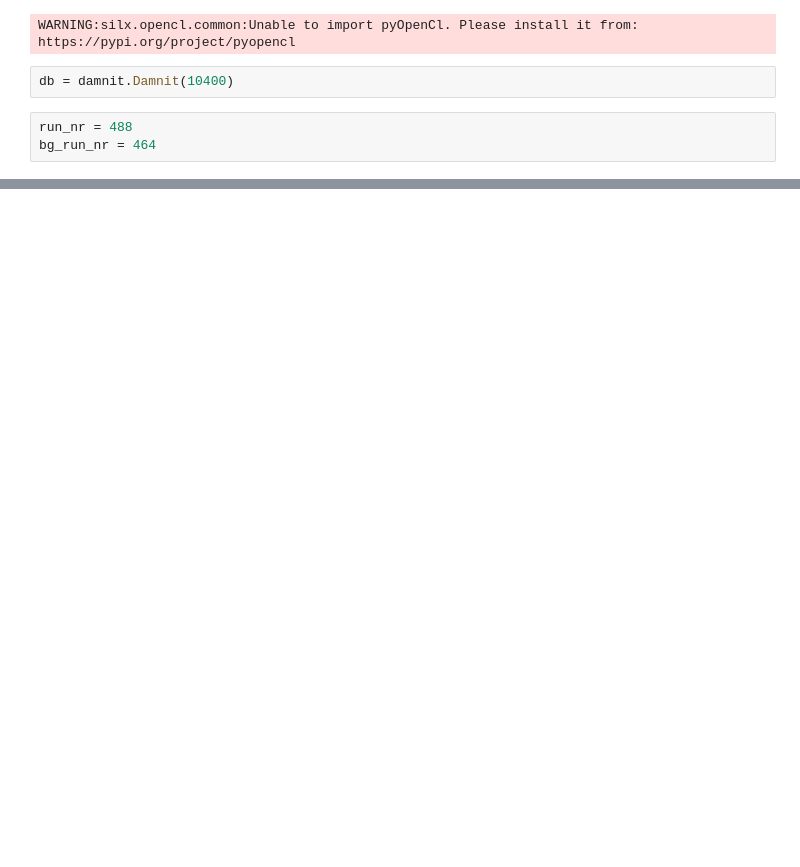
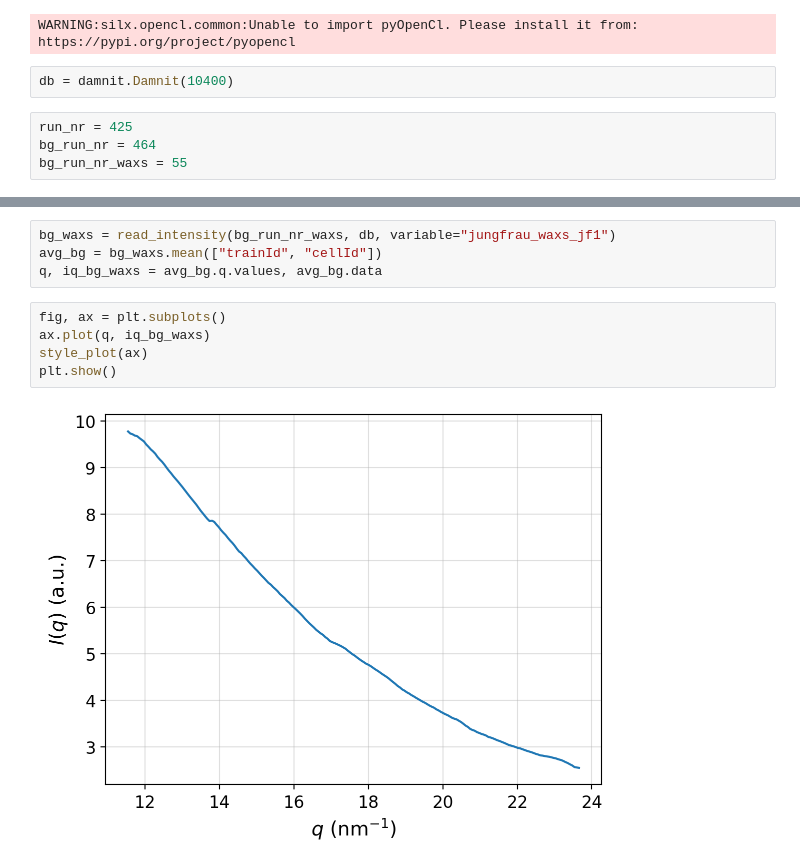
Before and after one commit to JAndronis/MID-10400, a Jupyter notebook: notebooks/damnit.ipynb, the cells around one changed output, grey strips where cells are left out. Cells and saved outputs as stored; diff of their text form; blank space fills up the shorter version.

```diff
--- a/notebooks/damnit.ipynb
+++ b/notebooks/damnit.ipynb
@@ -31,8 +49,9 @@ WARNING:silx.opencl.common:Unable to import pyOpenCl. Please install it from: ht
 # %%
 db = damnit.Damnit(10400)
 # %%
-run_nr = 488
+run_nr = 425
 bg_run_nr = 464
+bg_run_nr_waxs = 55
 # %%
 def plot_saxs_series(dataset, ax, step=100, bg=None):
     q = dataset.q.values
@@ -45,0 +276,11 @@ def plot_saxs_series(dataset, ax, step=100, bg=None):
+# %%
+bg_waxs = read_intensity(bg_run_nr_waxs, db, variable="jungfrau_waxs_jf1")
+avg_bg = bg_waxs.mean(["trainId", "cellId"])
+q, iq_bg_waxs = avg_bg.q.values, avg_bg.data
+# %%
+fig, ax = plt.subplots()
+ax.plot(q, iq_bg_waxs)
+style_plot(ax)
+plt.show()
+# %% [output]
+[figure, added]
```
Also changed, not shown: parts of 20 cells of this notebook, 4 other files.
